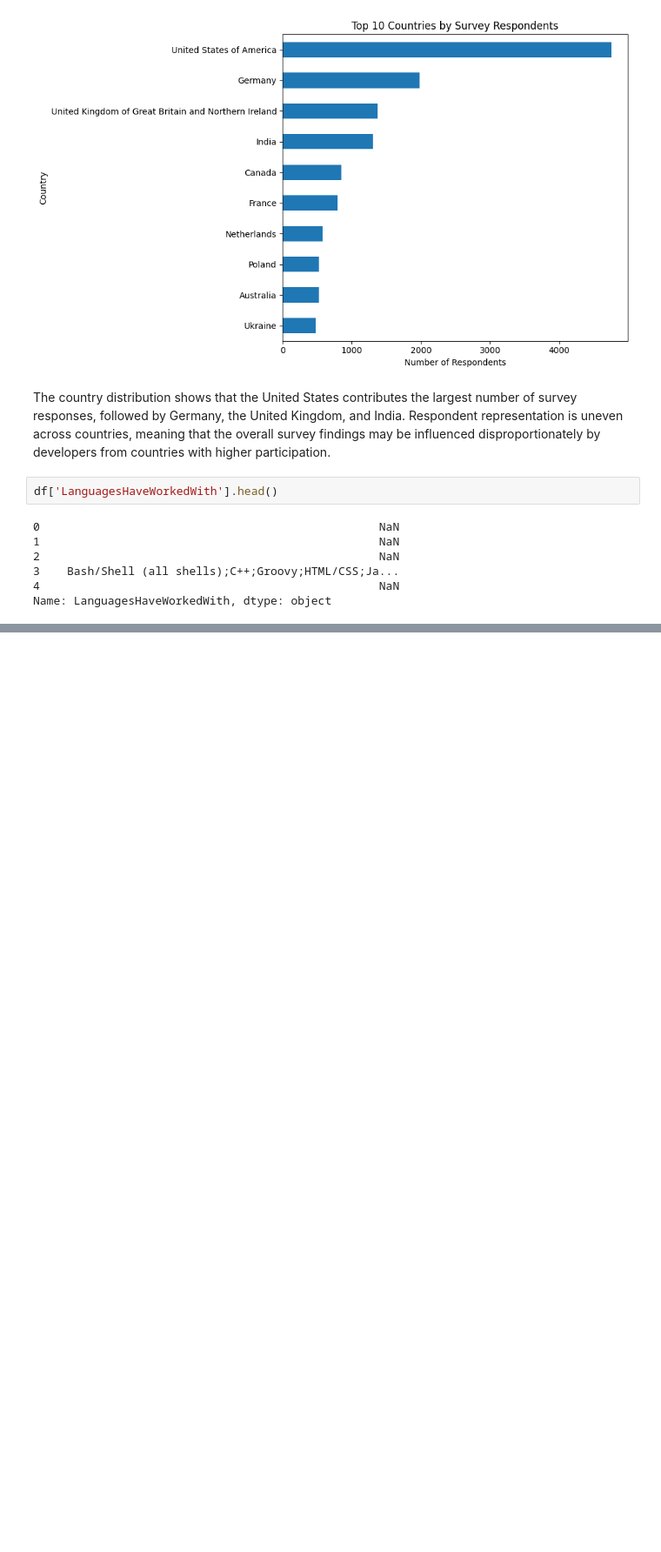
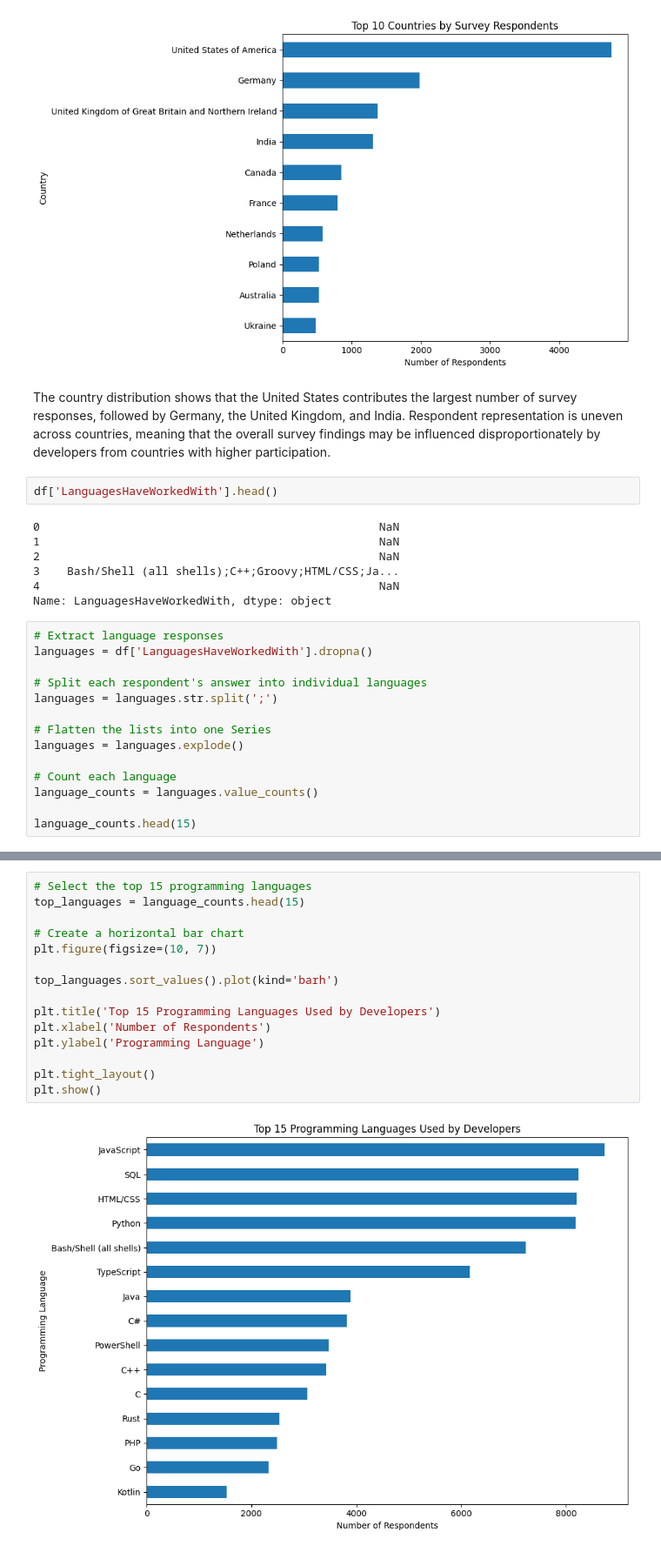
Before and after one commit to SandaruNipuna1/developer-survey-eda, a Jupyter notebook: developer_survey_eda.ipynb, the cells around one changed output, grey strips where cells are left out. Shown at 87% size. Drawn from its saved outputs; the diff is of its cells as text; blank space fills up the shorter version.

Commit message:
Complete developer survey EDA

```diff
--- a/developer_survey_eda.ipynb
+++ b/developer_survey_eda.ipynb
@@ -230,3 +230,17 @@ df['LanguagesHaveWorkedWith'].head()
 3    Bash/Shell (all shells);C++;Groovy;HTML/CSS;Ja...
 4                                                  NaN
 Name: LanguagesHaveWorkedWith, dtype: object
+# %%
+# Extract language responses
+languages = df['LanguagesHaveWorkedWith'].dropna()
+
+# Split each respondent's answer into individual languages
+languages = languages.str.split(';')
+
+# Flatten the lists into one Series
+languages = languages.explode()
+
+# Count each language
+language_counts = languages.value_counts()
+
+language_counts.head(15)
@@ -232,0 +265,17 @@ Name: LanguagesHaveWorkedWith, dtype: object
+# %%
+# Select the top 15 programming languages
+top_languages = language_counts.head(15)
+
+# Create a horizontal bar chart
+plt.figure(figsize=(10, 7))
+
+top_languages.sort_values().plot(kind='barh')
+
+plt.title('Top 15 Programming Languages Used by Developers')
+plt.xlabel('Number of Respondents')
+plt.ylabel('Programming Language')
+
+plt.tight_layout()
+plt.show()
+# %% [output]
+[figure, added]
```
Also changed, not shown: parts of 11 cells of this notebook.
